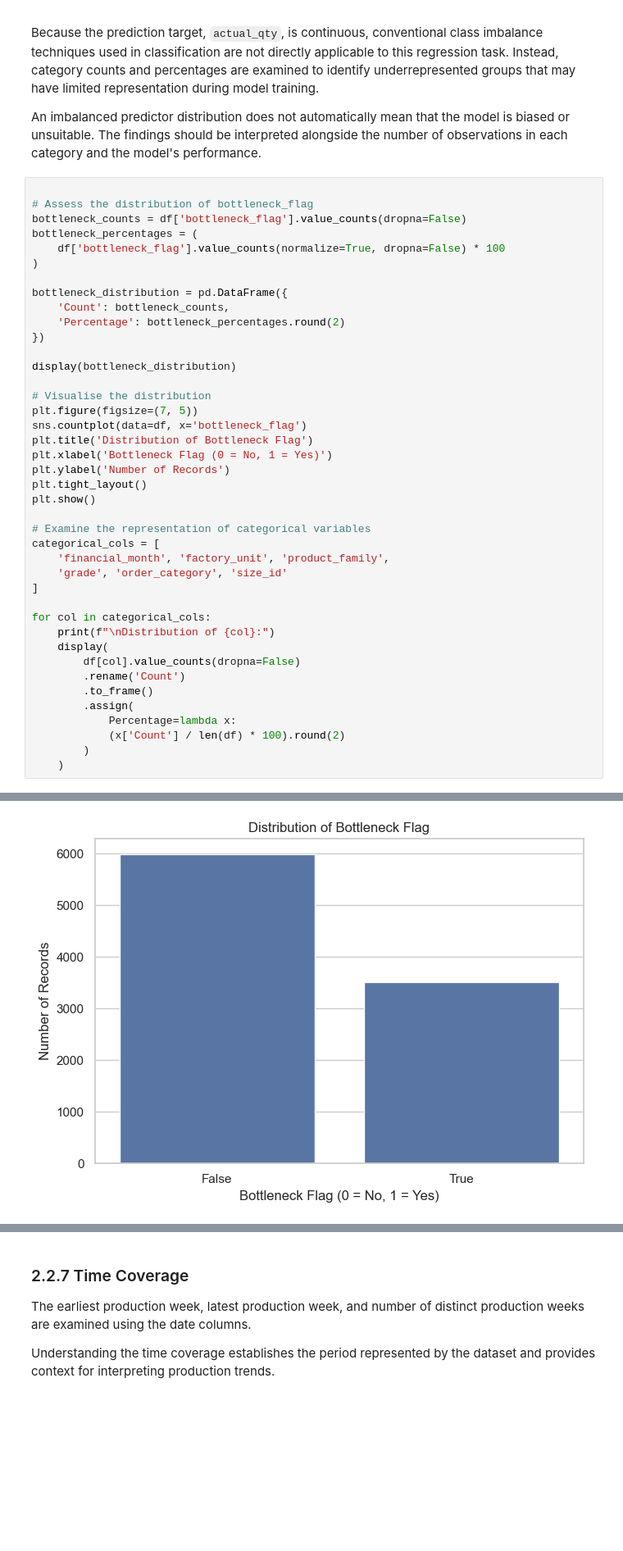
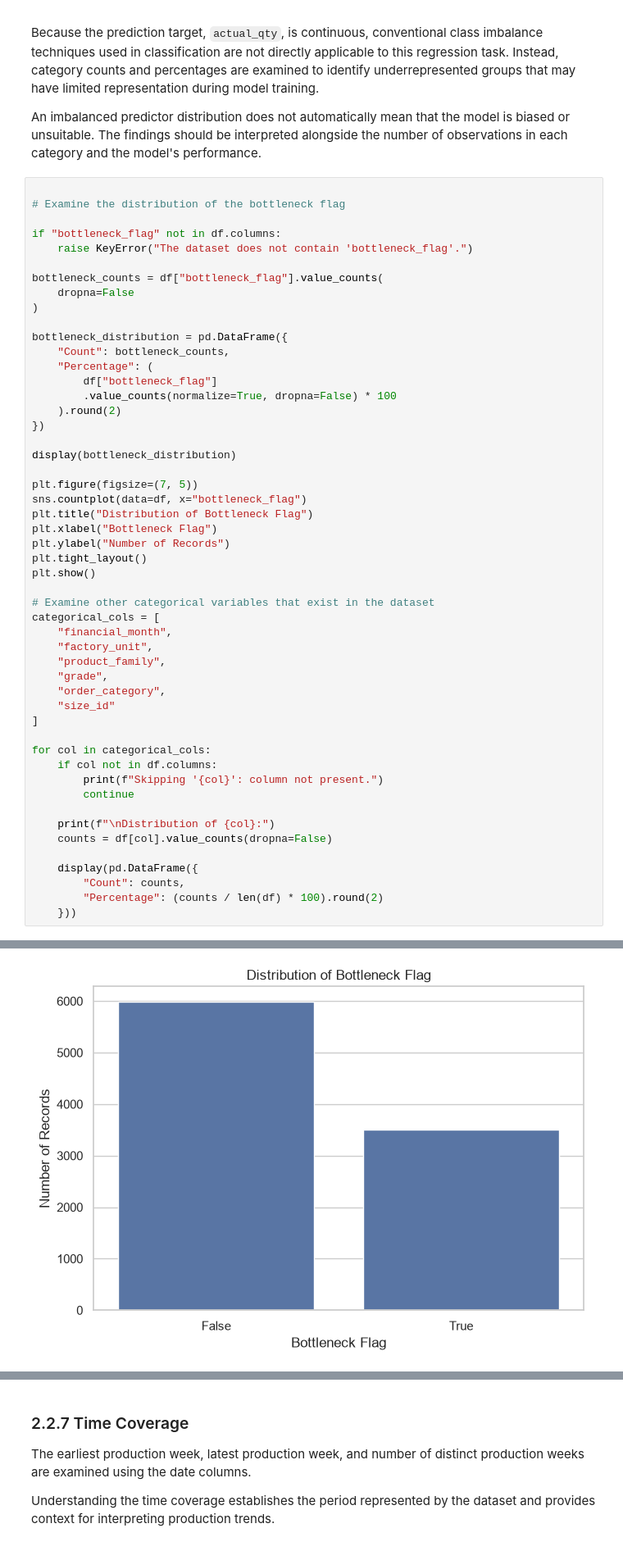
Before and after one commit to visurarodrigo/production-DI, a Jupyter notebook: notebooks/02_EDA.ipynb, the cells around one changed output, grey strips where cells are left out. Shown at 82% size. Saved outputs shown, nothing was run; the diff lists cells and outputs as text; blank space fills up the shorter version.

```diff
--- a/notebooks/02_EDA.ipynb
+++ b/notebooks/02_EDA.ipynb
@@ -285,51 +319,61 @@ Because the prediction target, `actual_qty`, is continuous, conventional class i
 An imbalanced predictor distribution does not automatically mean that the model is biased or unsuitable. The findings should be interpreted alongside the number of observations in each category and the model's performance.
 # %%
 
-# Assess the distribution of bottleneck_flag
-bottleneck_counts = df['bottleneck_flag'].value_counts(dropna=False)
-bottleneck_percentages = (
-    df['bottleneck_flag'].value_counts(normalize=True, dropna=False) * 100
+# Examine the distribution of the bottleneck flag
+
+if "bottleneck_flag" not in df.columns:
+    raise KeyError("The dataset does not contain 'bottleneck_flag'.")
+
+bottleneck_counts = df["bottleneck_flag"].value_counts(
+    dropna=False
 )
 
 bottleneck_distribution = pd.DataFrame({
-    'Count': bottleneck_counts,
-    'Percentage': bottleneck_percentages.round(2)
+    "Count": bottleneck_counts,
+    "Percentage": (
+        df["bottleneck_flag"]
+        .value_counts(normalize=True, dropna=False) * 100
+    ).round(2)
 })
 
 display(bottleneck_distribution)
 
-# Visualise the distribution
 plt.figure(figsize=(7, 5))
-sns.countplot(data=df, x='bottleneck_flag')
-plt.title('Distribution of Bottleneck Flag')
-plt.xlabel('Bottleneck Flag (0 = No, 1 = Yes)')
-plt.ylabel('Number of Records')
+sns.countplot(data=df, x="bottleneck_flag")
+plt.title("Distribution of Bottleneck Flag")
+plt.xlabel("Bottleneck Flag")
+plt.ylabel("Number of Records")
 plt.tight_layout()
 plt.show()
 
-# Examine the representation of categorical variables
+# Examine other categorical variables that exist in the dataset
 categorical_cols = [
-    'financial_month', 'factory_unit', 'product_family',
-    'grade', 'order_category', 'size_id'
+    "financial_month",
+    "factory_unit",
+    "product_family",
+    "grade",
+    "order_category",
+    "size_id"
 ]
 
 for col in categorical_cols:
+    if col not in df.columns:
+        print(f"Skipping '{col}': column not present.")
+        continue
+
     print(f"\nDistribution of {col}:")
-    display(
-        df[col].value_counts(dropna=False)
-        .rename('Count')
-        .to_frame()
-        .assign(
-            Percentage=lambda x:
-            (x['Count'] / len(df) * 100).round(2)
-        )
-    )
+    counts = df[col].value_counts(dropna=False)
+
+    display(pd.DataFrame({
+        "Count": counts,
+        "Percentage": (counts / len(df) * 100).round(2)
+    }))
 # %% [output]
 |  | Count | Percentage |
 | bottleneck_flag |  |  |
 | False | 5983 | 63.01 |
 | True | 3512 | 36.99 |
-[figure, old version]
+[figure, new version]
 Distribution of financial_month:
 |  | Count | Percentage |
 | financial_month |  |  |
```
Also changed, not shown: parts of 16 cells of this notebook, 5 other files.
